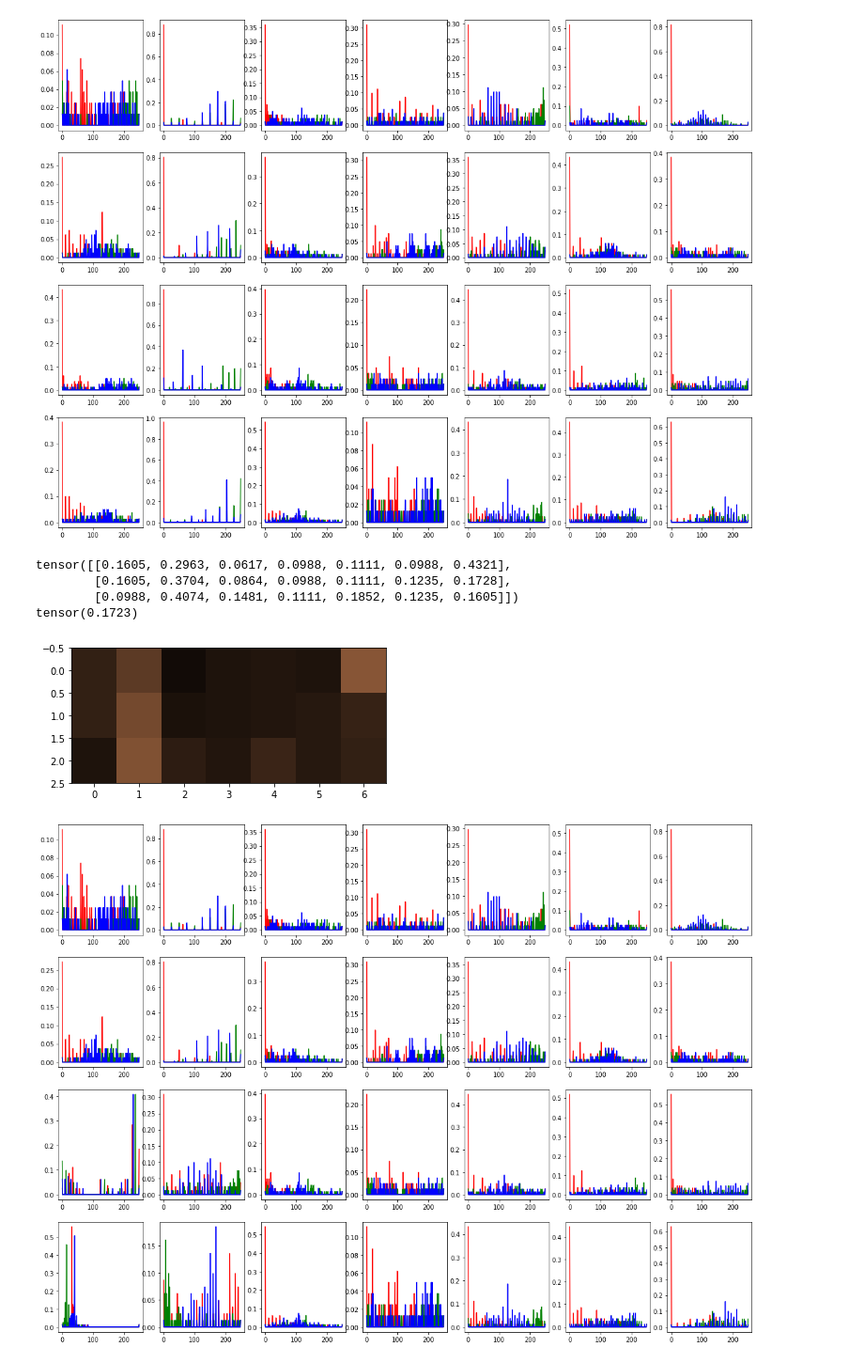
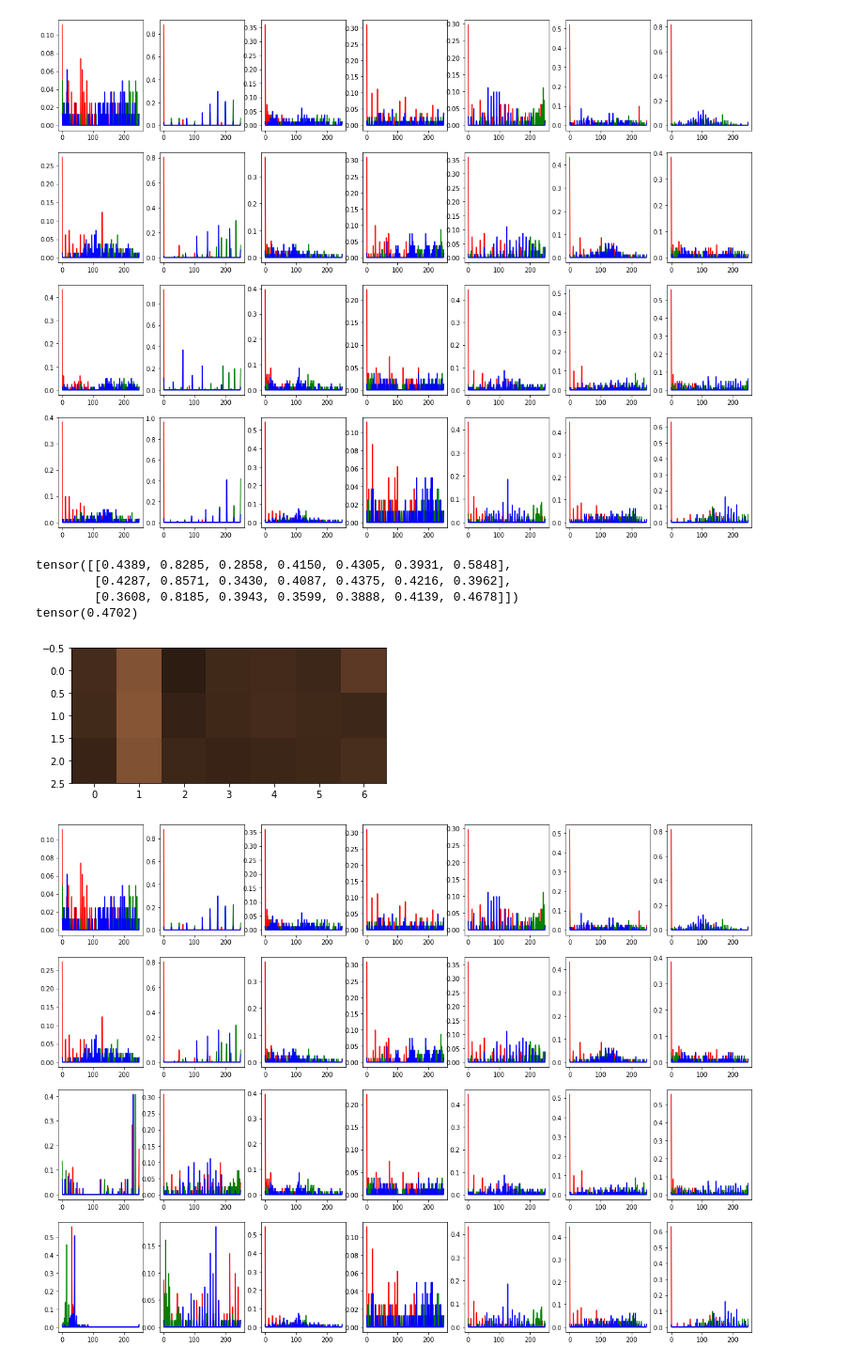
Before and after one commit to YFrisch/vssil, a Jupyter notebook: notebooks/PatchColorHistograms.ipynb, the cells around one changed output. Shown at 94% size. Saved outputs shown, nothing was run; the diff lists cells and outputs as text; code cells hidden in the pictures.

```diff
--- a/notebooks/PatchColorHistograms.ipynb
+++ b/notebooks/PatchColorHistograms.ipynb
@@ -42,9 +42,9 @@ for k in range(0, patch_size[0]):
         step_matrix[k, l, 1] = (k - center_index) * step_h
 
 
-hist_norm_p = float('inf')  # 0, 1, 2, float('inf')
+hist_norm_p = 2  # 0, 1, 2, float('inf')
 v_min = 0.0
-v_max = 1.0
+v_max = 2.0
 n_bins = 250  # 100
 # %% [output]
 torch.Size([16, 4, 3, 256, 256])
@@ -82,24 +82,31 @@ for t in range(T):
 # %%
 perfect_dist = torch.empty((K, T-1))
 
 dkl = KLDivLoss(reduction='batchmean')
 
 for k in range(K):
     for t in range(T-1):
         # perfect_dist[k, t] = dkl(perfect_hists[0, t:t+1, k, :], perfect_hists[0, t+1:t+2, k, :])
         perfect_dist[k, t] = torch.norm(perfect_hists[0, t:t+1, k, :] - perfect_hists[0, t+1:t+2, k, :], p=hist_norm_p)
+        """
+        d = (perfect_hists[0, t:t+1, k, :] - perfect_hists[0, t+1:t+2, k, :])**2/\
+            (perfect_hists[0, t:t+1, k, :] + perfect_hists[0, t+1:t+2, k, :])
+        d = torch.nan_to_num(d, 0.0)
+        d = torch.sum(d, dim=-1)
+        perfect_dist[k, t] = torch.mean(d)
+        """
 
 print(perfect_dist.T)
 
 plt.imshow(perfect_dist.T.cpu().numpy(), cmap='copper', vmin=v_min, vmax=v_max)
 
 print(perfect_dist.mean())
 # %% [output]
-tensor([[0.1605, 0.2963, 0.0617, 0.0988, 0.1111, 0.0988, 0.4321],
-        [0.1605, 0.3704, 0.0864, 0.0988, 0.1111, 0.1235, 0.1728],
-        [0.0988, 0.4074, 0.1481, 0.1111, 0.1852, 0.1235, 0.1605]])
-tensor(0.1723)
+tensor([[0.4389, 0.8285, 0.2858, 0.4150, 0.4305, 0.3931, 0.5848],
+        [0.4287, 0.8571, 0.3430, 0.4087, 0.4375, 0.4216, 0.3962],
+        [0.3608, 0.8185, 0.3943, 0.3599, 0.3888, 0.4139, 0.4678]])
+tensor(0.4702)
-[figure, old version]
+[figure, new version]
 # %%
 bad_kpt_coordinates = get_bad_keypoints(T=sample_size).unsqueeze(0)
 bad_kpt_coordinates = bad_kpt_coordinates.repeat((batch_size, 1, 1, 1))
```
Also changed, not shown: parts of 5 cells of this notebook, 4 other files.
